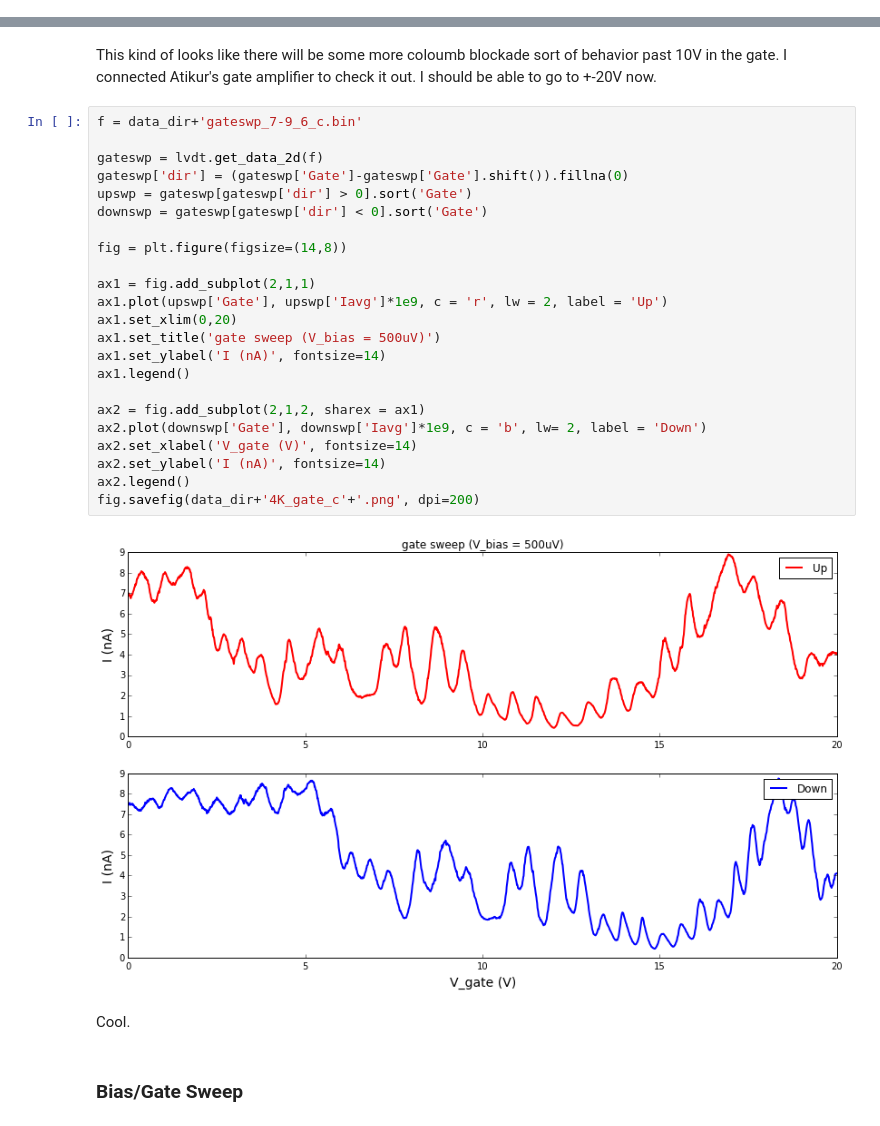
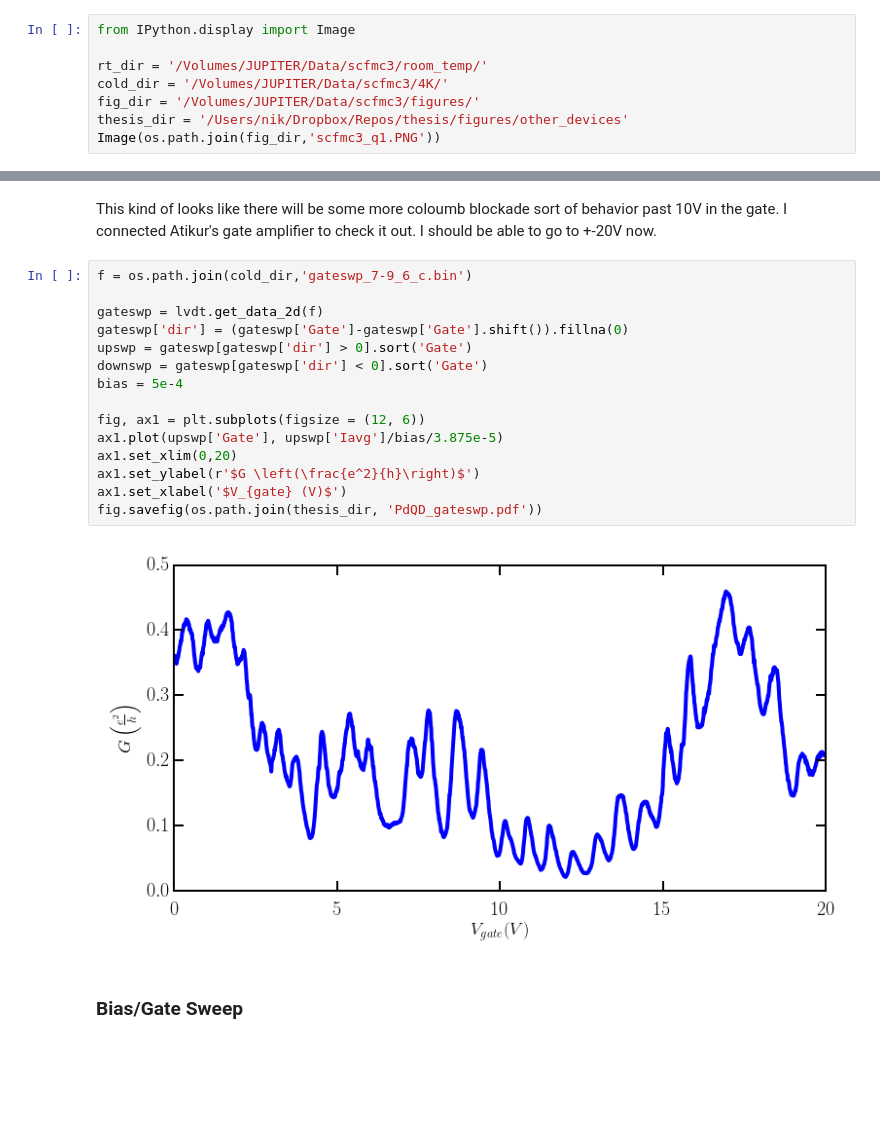
Before and after one commit to nikhartman/notebooks, a Jupyter notebook: scfmc3.ipynb, the cells around one changed output, grey strips where cells are left out. Cells and saved outputs as stored; diff of their text form; blank space fills up the shorter version.

```diff
--- a/scfmc3.ipynb
+++ b/scfmc3.ipynb
@@ -23,0 +15,8 @@ OSError: [Errno 2] No such file or directory: 'Data/scfmc3/figures/'
+# %%
+from IPython.display import Image
+
+rt_dir = '/Volumes/JUPITER/Data/scfmc3/room_temp/'
+cold_dir = '/Volumes/JUPITER/Data/scfmc3/4K/'
+fig_dir = '/Volumes/JUPITER/Data/scfmc3/figures/'
+thesis_dir = '/Users/nik/Dropbox/Repos/thesis/figures/other_devices'
+Image(os.path.join(fig_dir,'scfmc3_q1.PNG'))
@@ -211,32 +153,22 @@ fig.savefig(data_dir+'4K_gate_b'+'.png', dpi=200)
 # %% [markdown]
 This kind of looks like there will be some more coloumb blockade sort of behavior past 10V in the gate. I connected Atikur's gate amplifier to check it out. I should be able to go to +-20V now.
 # %%
-f = data_dir+'gateswp_7-9_6_c.bin'
+f = os.path.join(cold_dir,'gateswp_7-9_6_c.bin')
 
 gateswp = lvdt.get_data_2d(f)
 gateswp['dir'] = (gateswp['Gate']-gateswp['Gate'].shift()).fillna(0)
 upswp = gateswp[gateswp['dir'] > 0].sort('Gate')
 downswp = gateswp[gateswp['dir'] < 0].sort('Gate')
+bias = 5e-4
 
-fig = plt.figure(figsize=(14,8))
-
-ax1 = fig.add_subplot(2,1,1)
-ax1.plot(upswp['Gate'], upswp['Iavg']*1e9, c = 'r', lw = 2, label = 'Up')
+fig, ax1 = plt.subplots(figsize = (12, 6))
+ax1.plot(upswp['Gate'], upswp['Iavg']/bias/3.875e-5)
 ax1.set_xlim(0,20)
-ax1.set_title('gate sweep (V_bias = 500uV)')
-ax1.set_ylabel('I (nA)', fontsize=14)
-ax1.legend()
-
-ax2 = fig.add_subplot(2,1,2, sharex = ax1)
-ax2.plot(downswp['Gate'], downswp['Iavg']*1e9, c = 'b', lw= 2, label = 'Down')
-ax2.set_xlabel('V_gate (V)', fontsize=14)
-ax2.set_ylabel('I (nA)', fontsize=14)
-ax2.legend()
-fig.savefig(data_dir+'4K_gate_c'+'.png', dpi=200)
+ax1.set_ylabel(r'$G \left(\frac{e^2}{h}\right)$')
+ax1.set_xlabel('$V_{gate} (V)$')
+fig.savefig(os.path.join(thesis_dir, 'PdQD_gateswp.pdf'))
 # %% [output]
-[figure, old version]
+[figure, new version]
-# %% [markdown]
-Cool.
 # %% [markdown]
 ### Bias/Gate Sweep
 # %%
```
Also changed, not shown: parts of 31 cells of this notebook, 10 other files.
